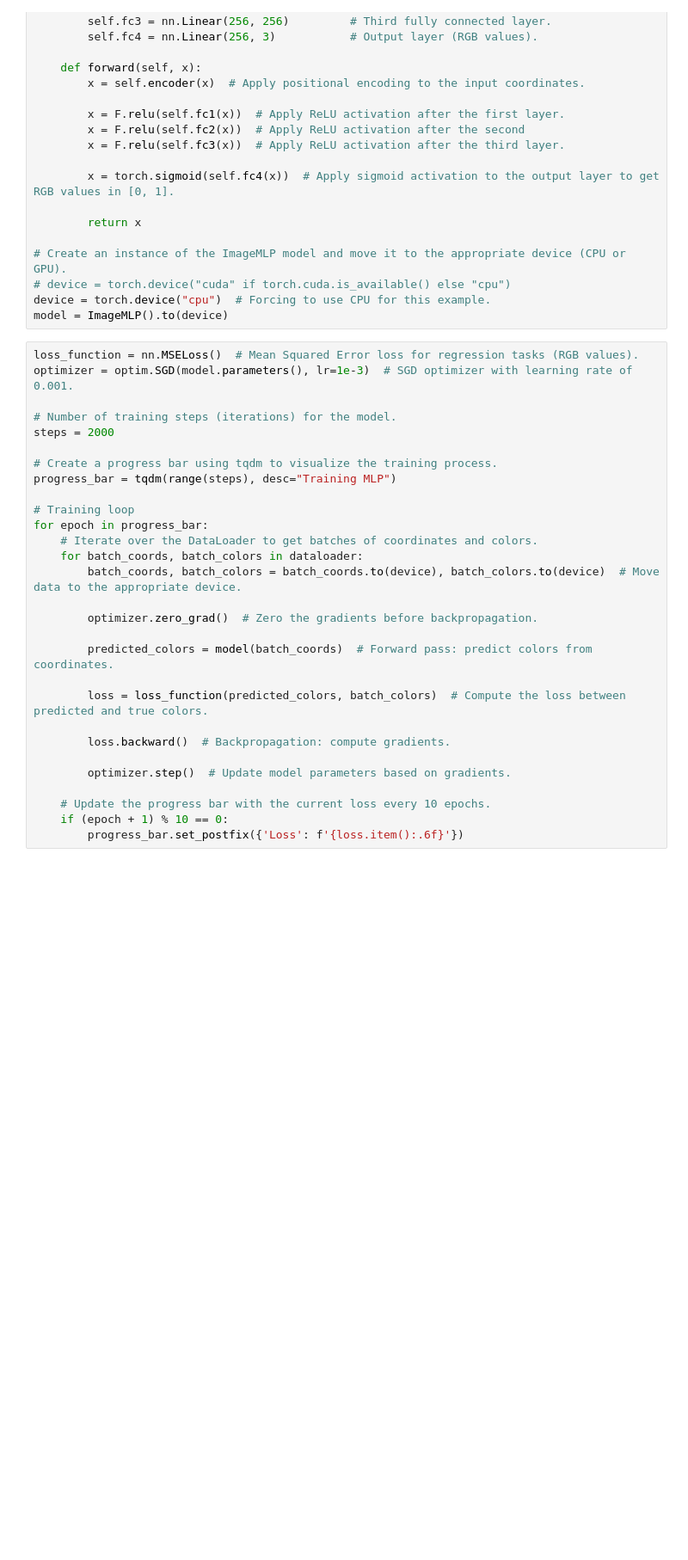
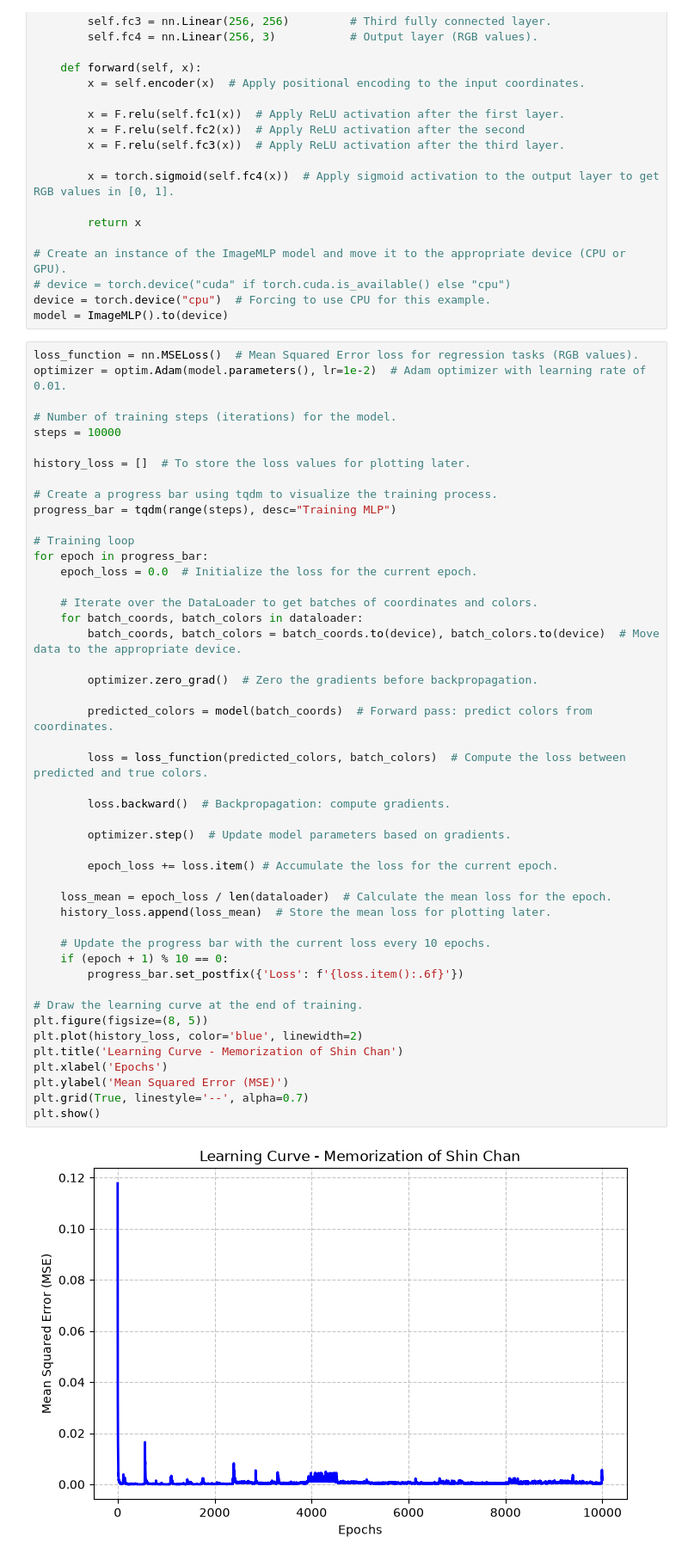
Before and after one commit to danielfernandezroldan2005/ai-programming-practices, a Jupyter notebook: FernándezRoldánDanielPractica1Ejercicio2.ipynb, the cells around one changed output. Shown at 86% size. Drawn from its saved outputs; the diff is of its cells as text; blank space fills up the shorter version.

```diff
--- a/FernándezRoldánDanielPractica1Ejercicio2.ipynb
+++ b/FernándezRoldánDanielPractica1Ejercicio2.ipynb
@@ -171,30 +171,50 @@ device = torch.device("cpu")  # Forcing to use CPU for this example.
 model = ImageMLP().to(device)
 # %%
 loss_function = nn.MSELoss()  # Mean Squared Error loss for regression tasks (RGB values).
-optimizer = optim.SGD(model.parameters(), lr=1e-3)  # SGD optimizer with learning rate of 0.001.
+optimizer = optim.Adam(model.parameters(), lr=1e-2)  # Adam optimizer with learning rate of 0.01.
 
 # Number of training steps (iterations) for the model.
-steps = 2000
+steps = 10000
+
+history_loss = []  # To store the loss values for plotting later.
 
 # Create a progress bar using tqdm to visualize the training process.
 progress_bar = tqdm(range(steps), desc="Training MLP")
 
 # Training loop
 for epoch in progress_bar:
+    epoch_loss = 0.0  # Initialize the loss for the current epoch.
+
     # Iterate over the DataLoader to get batches of coordinates and colors.
     for batch_coords, batch_colors in dataloader:
         batch_coords, batch_colors = batch_coords.to(device), batch_colors.to(device)  # Move data to the appropriate device.
 
         optimizer.zero_grad()  # Zero the gradients before backpropagation.
 
         predicted_colors = model(batch_coords)  # Forward pass: predict colors from coordinates.
 
         loss = loss_function(predicted_colors, batch_colors)  # Compute the loss between predicted and true colors.
 
         loss.backward()  # Backpropagation: compute gradients.
 
         optimizer.step()  # Update model parameters based on gradients.
 
+        epoch_loss += loss.item() # Accumulate the loss for the current epoch.
+
+    loss_mean = epoch_loss / len(dataloader)  # Calculate the mean loss for the epoch.
+    history_loss.append(loss_mean)  # Store the mean loss for plotting later.
+
     # Update the progress bar with the current loss every 10 epochs.
     if (epoch + 1) % 10 == 0:
         progress_bar.set_postfix({'Loss': f'{loss.item():.6f}'})
+
+# Draw the learning curve at the end of training.
+plt.figure(figsize=(8, 5))
+plt.plot(history_loss, color='blue', linewidth=2)
+plt.title('Learning Curve - Memorization of Shin Chan')
+plt.xlabel('Epochs')
+plt.ylabel('Mean Squared Error (MSE)')
+plt.grid(True, linestyle='--', alpha=0.7)
+plt.show()
+# %% [output]
+[figure, added]
```
Also changed, not shown: parts of 2 cells of this notebook.
